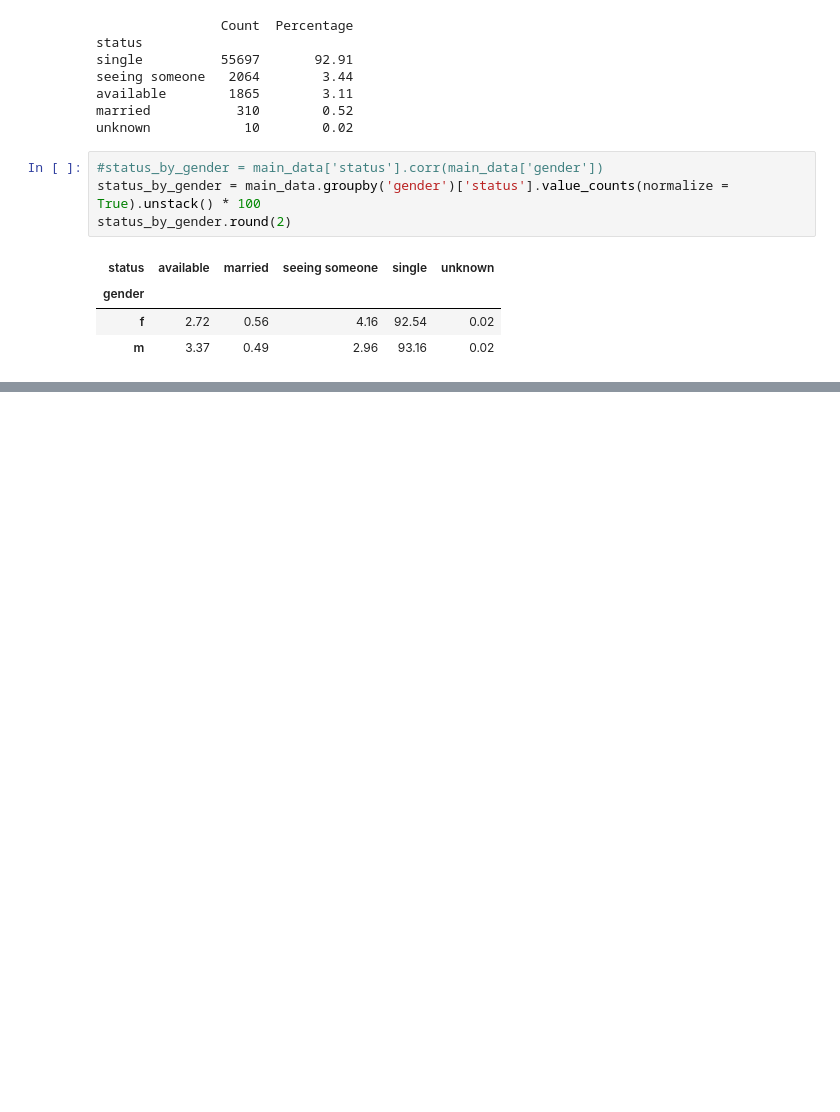
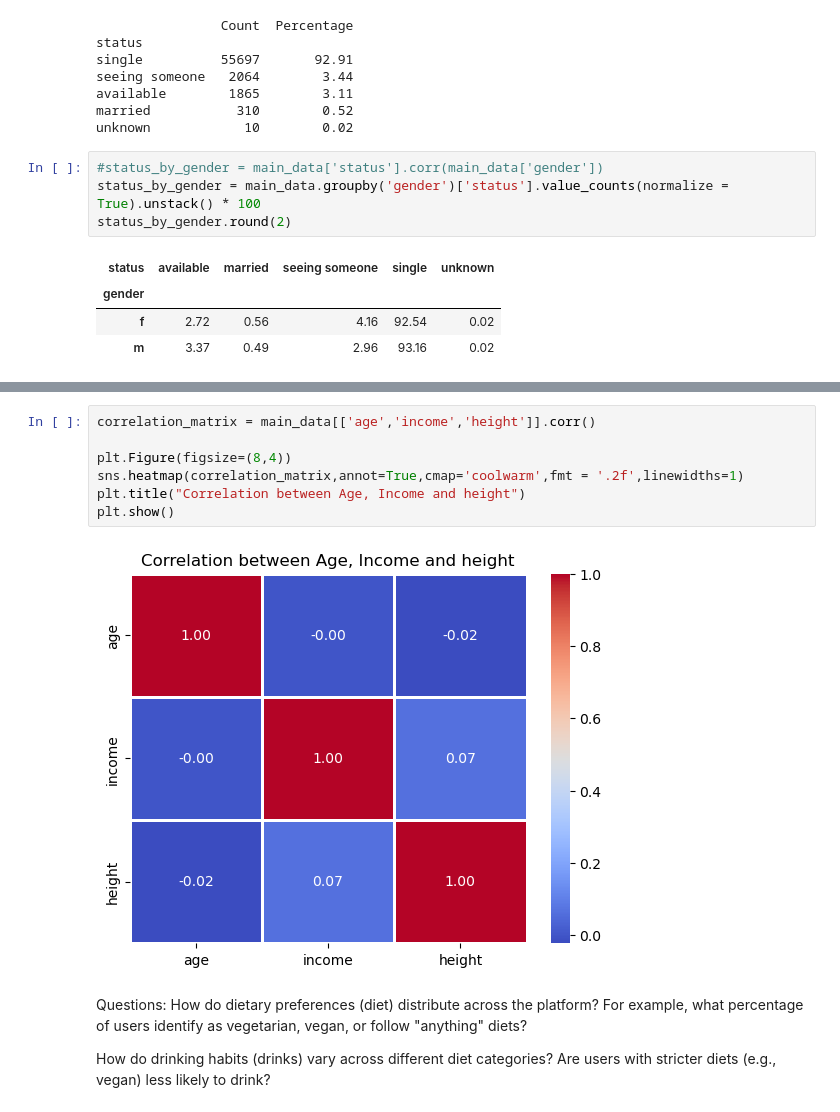
Before and after one commit to ra1croft/Data-Analysis---NextLP, a Jupyter notebook: Next_Leap/Analysing Bumble Profiles.ipynb, the cells around one changed output, grey strips where cells are left out. Cells and saved outputs as stored; diff of their text form; blank space fills up the shorter version.

```diff
--- a/Next_Leap/Analysing Bumble Profiles.ipynb
+++ b/Next_Leap/Analysing Bumble Profiles.ipynb
@@ -459,0 +476,14 @@ status_by_gender.round(2)
+# %%
+correlation_matrix = main_data[['age','income','height']].corr()
+
+plt.Figure(figsize=(8,4))
+sns.heatmap(correlation_matrix,annot=True,cmap='coolwarm',fmt = '.2f',linewidths=1)
+plt.title("Correlation between Age, Income and height")
+plt.show()
+# %% [output]
+[figure, added]
+# %% [markdown]
+Questions:
+How do dietary preferences (diet) distribute across the platform? For example, what percentage of users identify as vegetarian, vegan, or follow "anything" diets?
+
+How do drinking habits (drinks) vary across different diet categories? Are users with stricter diets (e.g., vegan) less likely to drink?
```
Also changed, not shown: parts of 37 cells of this notebook.
